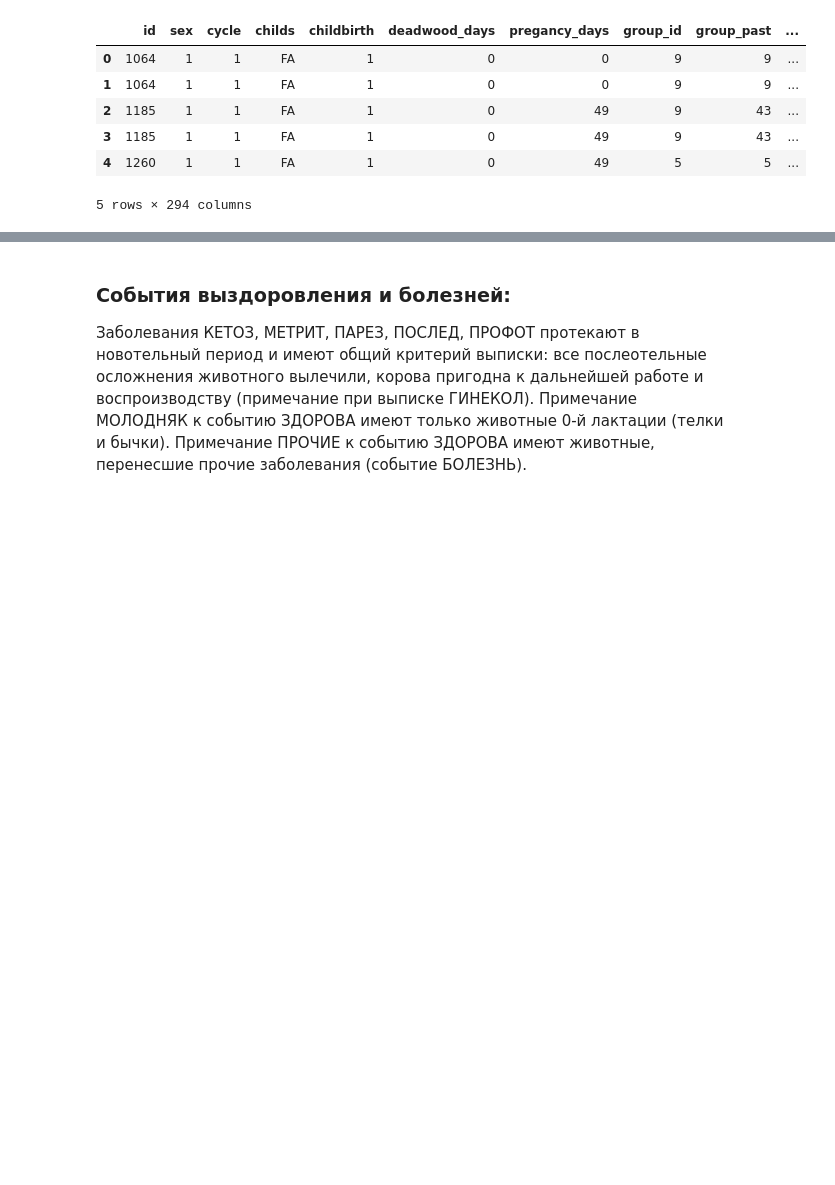
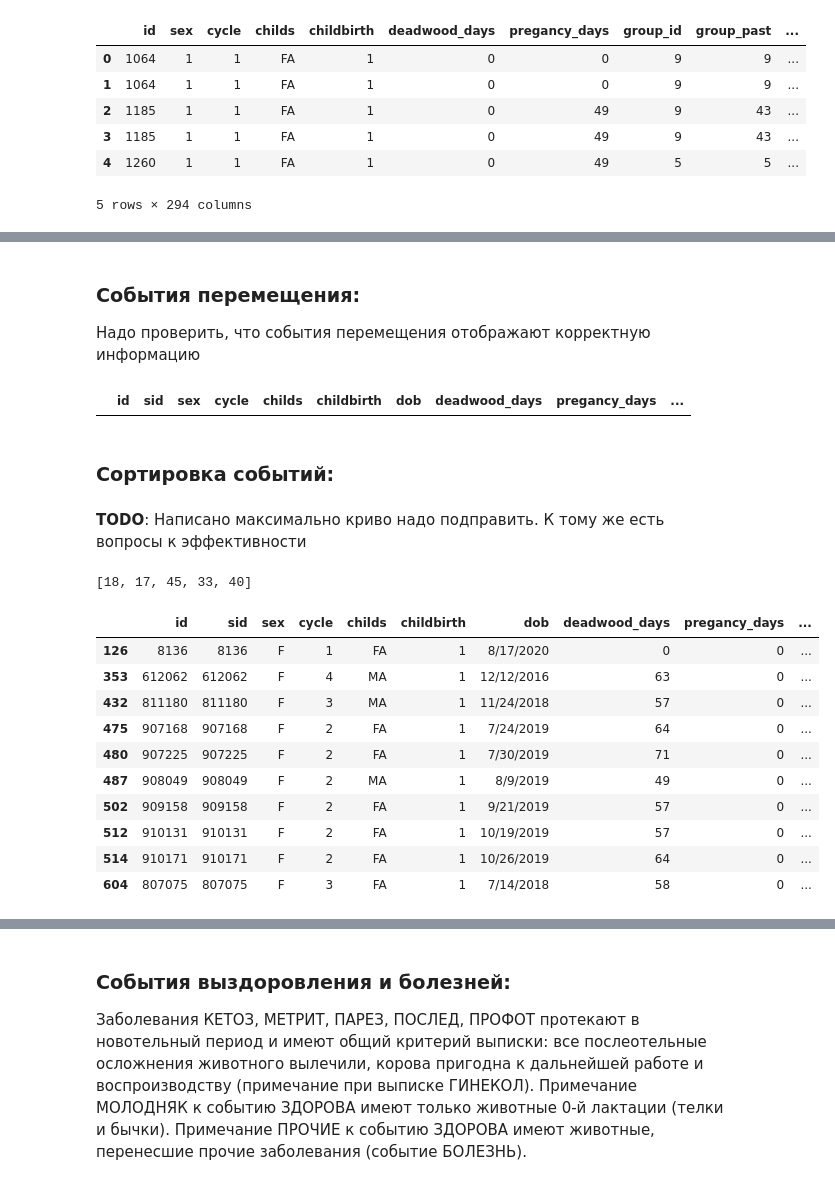
Before and after one commit to Desiment/cows-hack, a Jupyter notebook: notebooks/Preprocessing.ipynb, the cells around one changed output, grey strips where cells are left out. Saved outputs shown, nothing was run; the diff lists cells and outputs as text; code cells hidden in the pictures; blank space fills up the shorter version.

```diff
--- a/notebooks/Preprocessing.ipynb
+++ b/notebooks/Preprocessing.ipynb
@@ -16,7 +16,7 @@ df.head(5)
 # %% [markdown]
 # Предобработка
 # %%
-df=df.drop(columns=["sid"])
+df['event_index'] = list(range(1, df.shape[0] + 1))
 # %% [markdown]
 ## Проверка на пустые значения
 # %%
@@ -69,6 +71,11 @@ df['childs_fa'] = df['childs'].apply(lambda x: str(x).count('FA'))
 df['childs_ma'] = df['childs'].apply(lambda x: str(x).count('MA'))
 df['childs_fd'] = df['childs'].apply(lambda x: str(x).count('FD'))
 df['childs_md'] = df['childs'].apply(lambda x: str(x).count('MD'))
+
+df['childs_m'] = df['childs'].apply(lambda x: str(x).count('M'))
+df['childs_f'] = df['childs'].apply(lambda x: str(x).count('F'))
+df['childs_d'] = df['childs'].apply(lambda x: str(x).count('D'))
+df['childs_a'] = df['childs'].apply(lambda x: str(x).count('A'))
 # %%
 #df=df.drop(columns=["childs"])
 df.dtypes
@@ -478,2 +435,0 @@ df[df['incorrect_move'] == 1].head()
-# %%
-df['event_index'] = list(range(df.shape[0]))
@@ -552,0 +470,31 @@ Name: remark, dtype: object
+# %% [markdown]
+### События перемещения:
+Надо проверить, что события перемещения отображают корректную информацию
+# %%
+df['incorrect_move'] = df.apply(lambda row: 1 if row.event == EventType.MOVE and int(row.remark[1:4]) != row.group_id else 0, axis=1)
+df[df['incorrect_move'] == 1].head()
+# %% [output]
+|  | id | sid | sex | cycle | childs | childbirth | dob | deadwood_days | pregancy_days | ... |
+# %% [markdown]
+### Сортировка событий:
+# %% [markdown]
+**TODO**:
+Написано максимально криво надо подправить. К тому же есть вопросы к эффективности
+# %%
+print(df[df['event'] == EventType.FRESH]['group_id'].unique().tolist())
+
+cond = ((df['event'] == EventType.FRESH) & (df['group_id'] == 18))
+df[cond].head(10)
+# %% [output]
+[18, 17, 45, 33, 40]
+|  | id | sid | sex | cycle | childs | childbirth | dob | deadwood_days | pregancy_days | ... |
+| 126 | 8136 | 8136 | F | 1 | FA | 1 | 8/17/2020 | 0 | 0 | ... |
+| 353 | 612062 | 612062 | F | 4 | MA | 1 | 12/12/2016 | 63 | 0 | ... |
+| 432 | 811180 | 811180 | F | 3 | MA | 1 | 11/24/2018 | 57 | 0 | ... |
+| 475 | 907168 | 907168 | F | 2 | FA | 1 | 7/24/2019 | 64 | 0 | ... |
+| 480 | 907225 | 907225 | F | 2 | FA | 1 | 7/30/2019 | 71 | 0 | ... |
+| 487 | 908049 | 908049 | F | 2 | MA | 1 | 8/9/2019 | 49 | 0 | ... |
+| 502 | 909158 | 909158 | F | 2 | FA | 1 | 9/21/2019 | 57 | 0 | ... |
+| 512 | 910131 | 910131 | F | 2 | FA | 1 | 10/19/2019 | 57 | 0 | ... |
+| 514 | 910171 | 910171 | F | 2 | FA | 1 | 10/26/2019 | 64 | 0 | ... |
+| 604 | 807075 | 807075 | F | 3 | FA | 1 | 7/14/2018 | 58 | 0 | ... |
```
Also changed, not shown: parts of 34 cells of this notebook.
